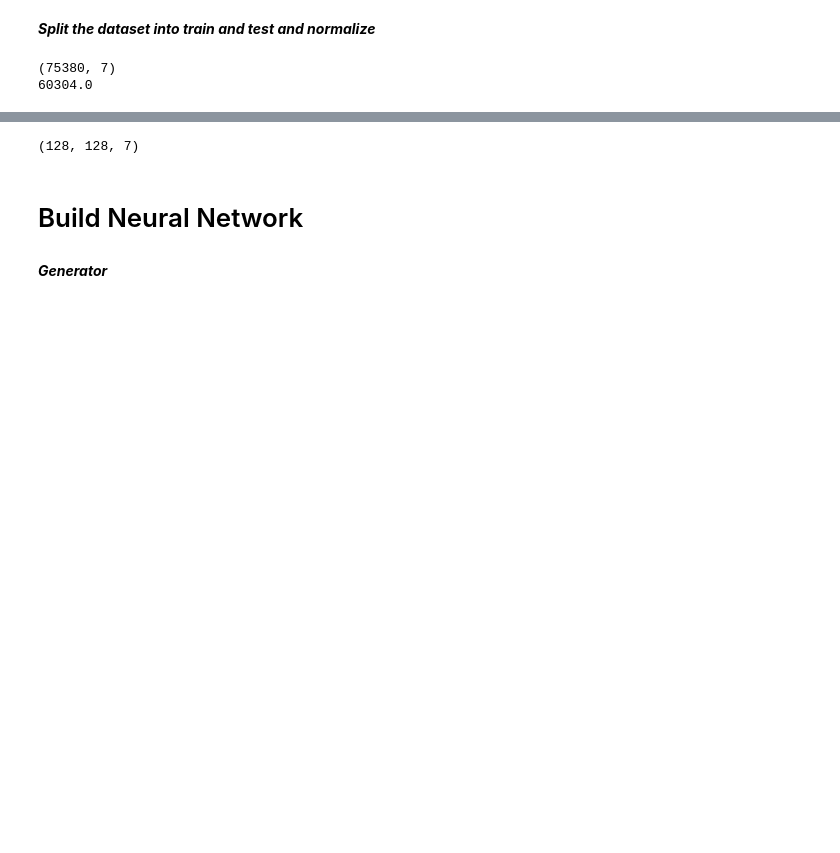
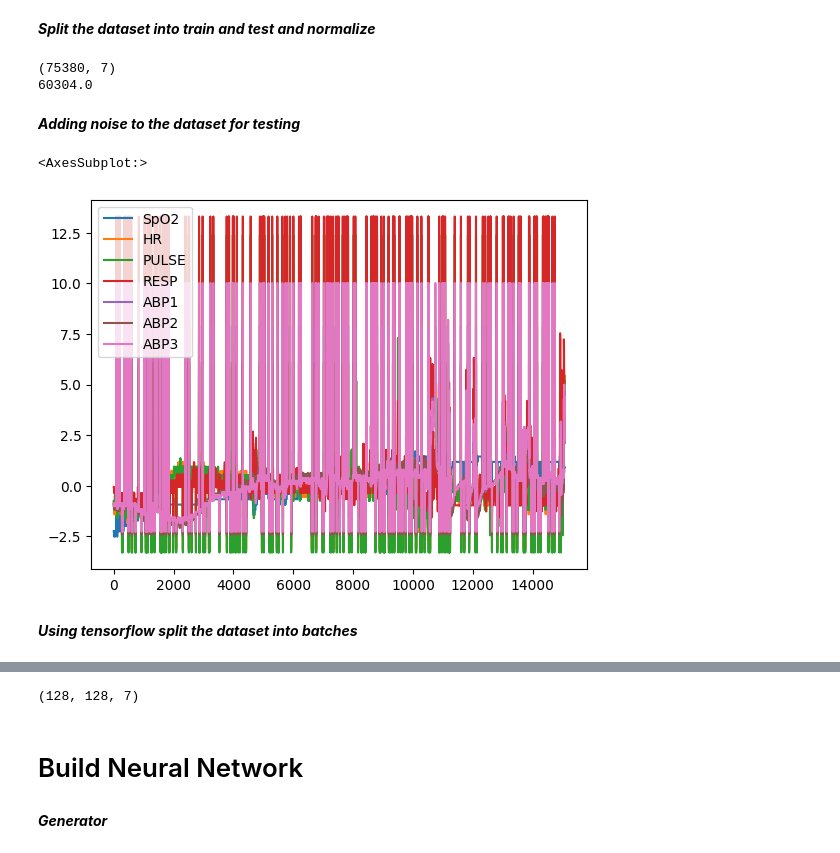
Before and after one commit to vujjiniashrith/IOT_security, a Jupyter notebook: Generative_Adversarial_Network.ipynb, the cells around one changed output, grey strips where cells are left out. Drawn from its saved outputs; the diff is of its cells as text; code cells hidden in the pictures; blank space fills up the shorter version.

```diff
--- a/Generative_Adversarial_Network.ipynb
+++ b/Generative_Adversarial_Network.ipynb
@@ -66,6 +66,33 @@ scaler_test = StandardScaler()
 # %%
 train = scaler_train.fit_transform(train)
 test = scaler_test.fit_transform(test)
+# %% [markdown]
+***Adding noise to the dataset for testing***
+# %%
+def add_salt_and_pepper_noise_7d(data, salt_prob, pepper_prob):
+    noisy_data = np.copy(data)
+    num_samples, num_dimensions = data.shape
+
+    # Add salt noise
+    salt_points = int(num_samples * salt_prob)
+    salt_indices = np.random.choice(num_samples, salt_points, replace=False)
+    noisy_data[salt_indices, :] = np.max(data, axis=0)
+
+    # Add pepper noise
+    pepper_points = int(num_samples * pepper_prob)
+    pepper_indices = np.random.choice(num_samples, pepper_points, replace=False)
+    noisy_data[pepper_indices, :] = np.min(data, axis=0)
+
+    return noisy_data
+# %%
+test_noisy= add_salt_and_pepper_noise_7d(test, 0.01,0.01)
+# %%
+df_test_noisy = pd.DataFrame(test_noisy, columns=df.columns)
+# %%
+df_test_noisy.plot()
+# %% [output]
+<AxesSubplot:>
+[figure, added]
 # %%
 lookback = 128
 reshaped_train = []
@@ -84,2 +117,4 @@ reshaped_test = np.array(reshaped_test)
+# %% [markdown]
+***Using tensorflow split the dataset into batches***
 # %%
 train_data = tf.data.Dataset.from_tensor_slices(reshaped_train)
```
Also changed, not shown: parts of 58 cells of this notebook.
